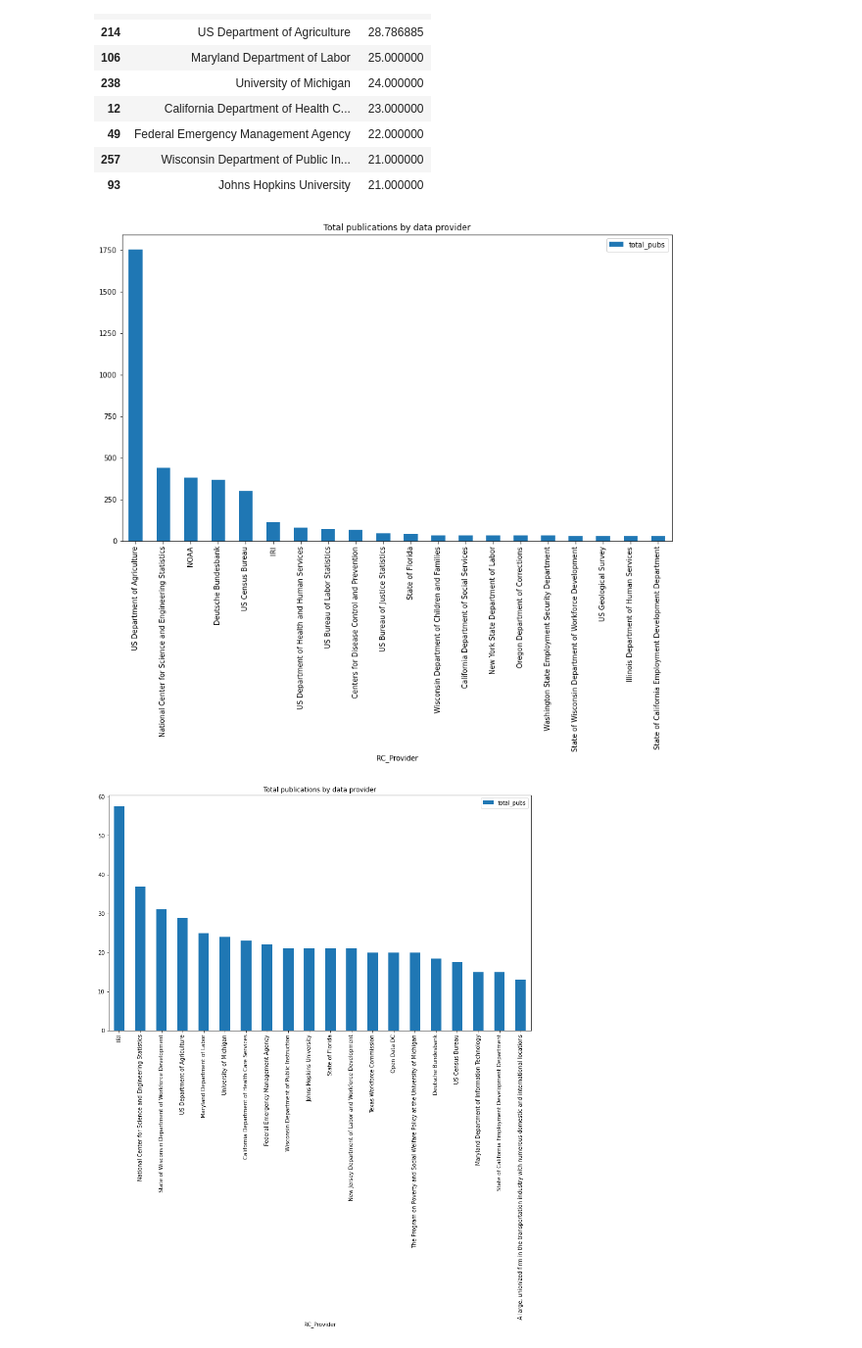
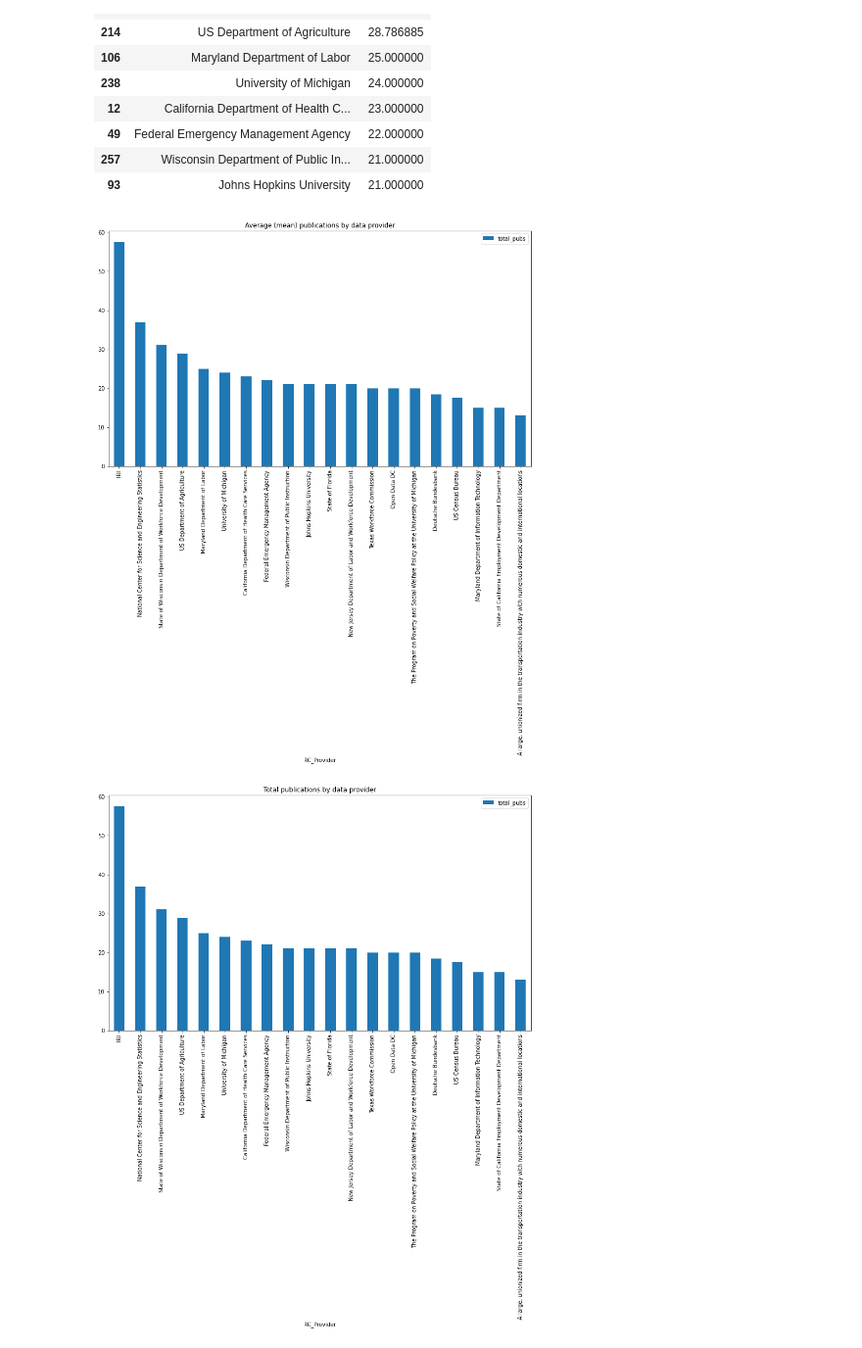
Before and after one commit to Coleridge-Initiative/rc-ml-corpus, a Jupyter notebook: rc_metrics/RC_metrics_draft.ipynb, the cells around one changed output. Shown: that part at 98% size. Saved outputs shown, nothing was run; the diff lists cells and outputs as text; code cells hidden in the pictures.

Commit message:
correct last chart title

```diff
--- a/rc_metrics/RC_metrics_draft.ipynb
+++ b/rc_metrics/RC_metrics_draft.ipynb
@@ -275,9 +275,9 @@ df_vis.head(10)
 | 257 | Wisconsin Department of Public In... | 21.000000 |
 | 93 | Johns Hopkins University | 21.000000 |
 # %%
-df_vis.iloc[:20,:].plot(x='RC_Provider', y='total_pubs' , kind='bar', figsize=(14,8), title='Total publications by data provider');
+df_vis.iloc[:20,:].plot(x='RC_Provider', y='total_pubs' , kind='bar', figsize=(14,8), title='Average (mean) publications by data provider');
 # %% [output]
-[figure, old version]
+[figure, new version]
 # %%
 ## mean
 df_vis = df.groupby('RC_Provider')['total_pubs'].mean().reset_index().sort_values('total_pubs', ascending=False)
```
